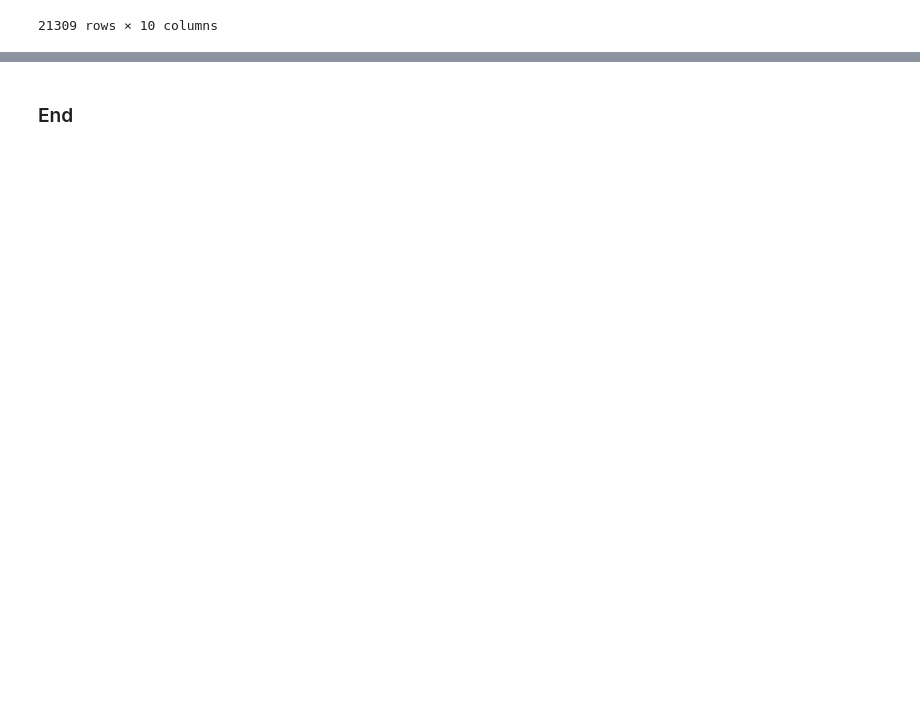
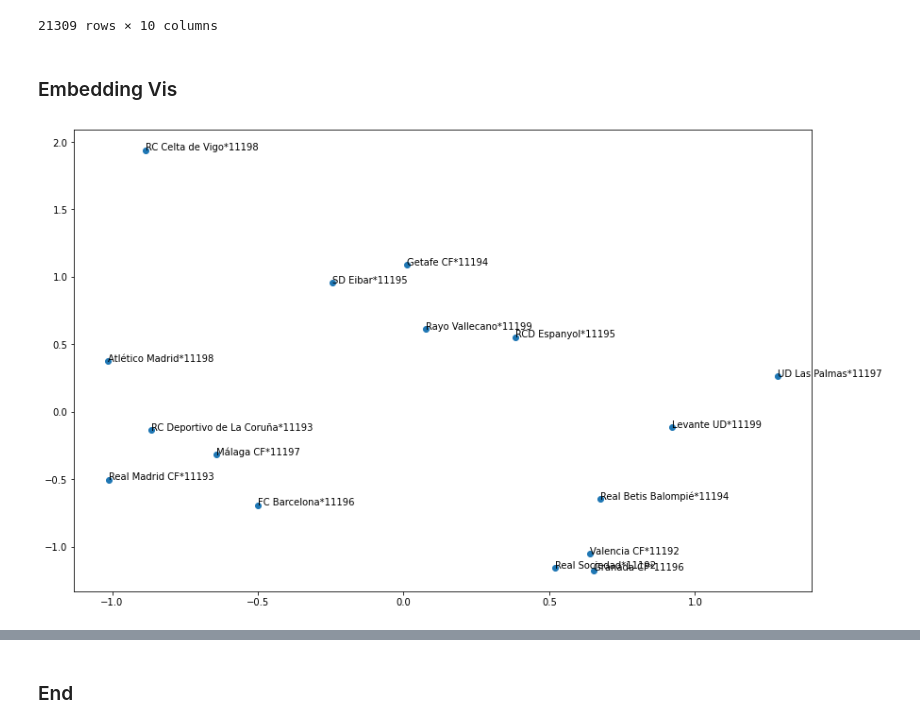
Before and after one commit to sunnybutwithano/Sports-Analysis-with-GNNs, a Jupyter notebook: vis.ipynb, the cells around one changed output, grey strips where cells are left out. Saved outputs shown, nothing was run; the diff lists cells and outputs as text; code cells hidden in the pictures; blank space fills up the shorter version.

```diff
--- a/vis.ipynb
+++ b/vis.ipynb
@@ -345,7 +391,7 @@ Provider: LB --> Accuracy:  0.560
 c = [0 for _ in BO_providers]
 t = [0 for _ in BO_providers]
 for league, league_df in dataset_bo.groupby('league'):
-    gm = GraphManager.load(f'{Config.GLOBALS.SavePath.value}{league}.gm')
+    gm = GraphManager.load(f'{Config.GLOBALS.LoadPath.value}{league}.gm')
     print(f'================== BookMakers Accuracy On: {league} ==================')
     w = 0
     indcs = []
@@ -356,13 +402,18 @@ for league, league_df in dataset_bo.groupby('league'):
             w+= 1
     results = DataLoader.DataLoader.ConverDatasetResultstoNumber(None, league_df.loc[indcs, :])
 
+    cor = 0
+    tot = 0
     for i, provider in enumerate(BO_providers):
         print(f'Provider: {provider[0][:-1]} --> ', end='')
         pred = np.argmax(league_df.loc[indcs, provider].to_numpy(), axis=1)
         accuracy = (results == pred).sum() / results.shape[0]
+        cor += (results == pred).sum()
+        tot += results.shape[0]
         c[i] += (results == pred).sum()
         t[i] += results.shape[0]
         print(f'Accuracy: {accuracy: .3f}')
+    print(f'Provider: Average --> Accuracy: {cor / tot: .3f}')
 # %% [output]
 ================== BookMakers Accuracy On: Belgium Jupiler League ==================
 Provider: B365 --> Accuracy:  0.511
@@ -427,3 +482,57 @@ dataset
 | 21307 | 2015 | Switzerland Super League | 2016-05-25 00:00:00 | FC Thun | BSC Young Boys | 0 | 3 | -3 | L | Switzerland |
 | 21308 | 2015 | Switzerland Super League | 2016-05-25 00:00:00 | FC Zürich | FC Vaduz | 3 | 1 | 2 | W | Switzerland |
 21309 rows × 10 columns
+# %% [markdown]
+### Embedding Vis
+# %%
+dl = DataLoader.DataLoader('data/KaggleDataset_withBO.csv', 11)
+gm = GraphManager.load(f'{Config.GLOBALS.LoadPath.value}{"Spain LIGA BBVA"}.gm')
+pre_train_model = torch.load('NEWRES-0.2/17-BladeChest-HighDim-IncVal/model_Spain LIGA BBVA_Ph3.pth')
+pre_train_model.reset_parameters()
+pre_train_model.embedding.reset_parameters()
+pre_train_model.decoder.chest_transform.reset_parameters()
+pre_train_model.decoder.blade_transform.reset_parameters()
+pre_train_model.decoder.result_transform.reset_parameters()
+post_train_model = torch.load('NEWRES-0.2/17-BladeChest-HighDim-IncVal/model_Spain LIGA BBVA_Ph3.pth')
+# %%
+with torch.no_grad():
+    pre_train_model.eval()
+    g = gm.graph_list[-1]
+    x_dict: dict = g.x_dict
+    edge_index_dict: dict = g.edge_index_dict
+    home_list = g.home_list
+    away_list = g.away_list
+
+
+    #============= Embedding ===========
+    x_dict = {key: pre_train_model.embedding(value) for key, value in x_dict.items()}
+
+    #============ Convolution ============
+    for conv in pre_train_model.convs[:-1]:
+        x_dict = conv(x_dict, edge_index_dict)
+        x_dict = {key: F.relu(value) for key, value in x_dict.items()}
+    x_dict = pre_train_model.convs[-1](x_dict, edge_index_dict)
+
+    home_blade, home_chest = pre_train_model.decoder._encode_team(x_dict['team'][home_list])
+    away_blade, away_chest = pre_train_model.decoder._encode_team(x_dict['team'][away_list])
+
+    blade_vecs = torch.cat((home_blade, away_blade), dim=0)
+    chest_vecs = torch.cat((home_chest, away_chest), dim=0)
+
+
+team_nodes = g.team_node_ids.loc[np.isin(g.team_node_ids.values, home_list + away_list)]
+
+
+from sklearn.manifold import TSNE
+from sklearn.decomposition import PCA
+blade_tsne = PCA(n_components=1).fit_transform(blade_vecs.detach().cpu().numpy())
+chest_tsne = PCA(n_components=1).fit_transform(chest_vecs.detach().cpu().numpy())
+
+fig, ax = plt.subplots()
+ax.scatter(blade_tsne, chest_tsne)
+for i, t in enumerate(blade_tsne):
+    ax.annotate(team_nodes.index[i], (blade_tsne[i], chest_tsne[i]))
+# ax.scatter(tsne[away_list, 0], tsne[away_list, 1])
+fig.set_size_inches((14, 9))
+# %% [output]
+[figure, added]
```
Also changed, not shown: parts of 20 cells of this notebook, 4 other files.
